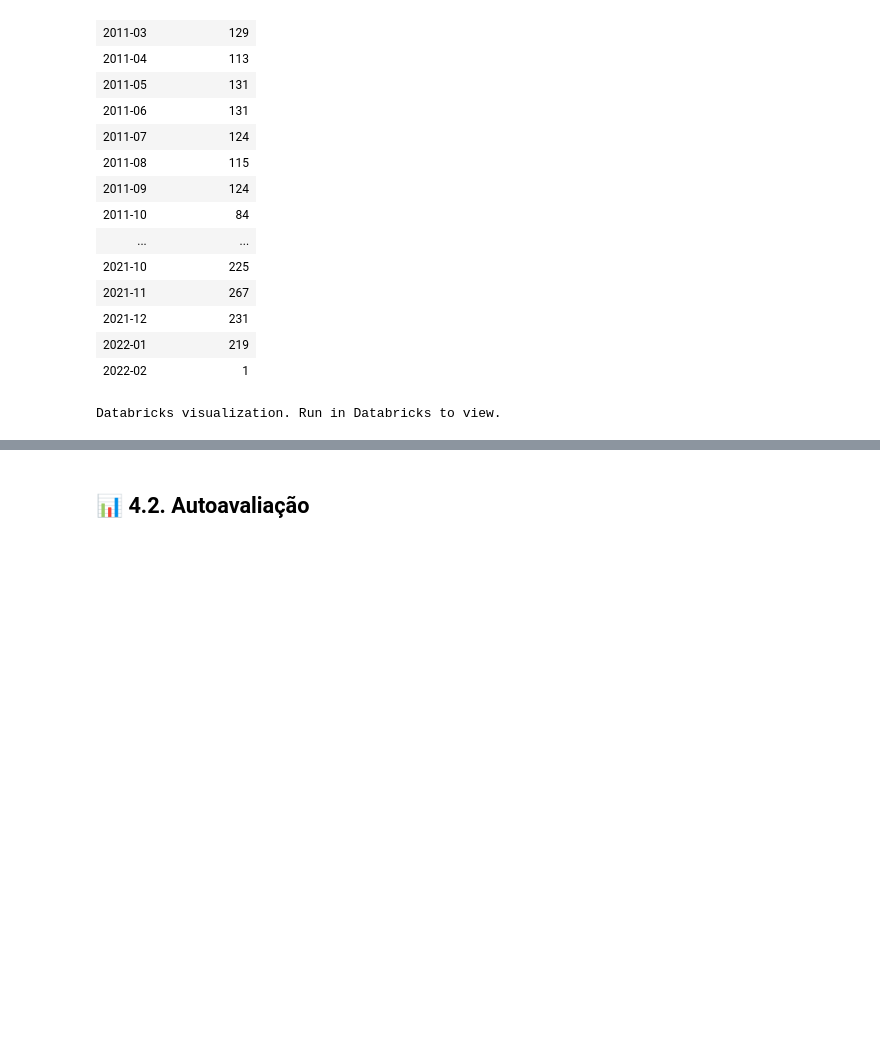
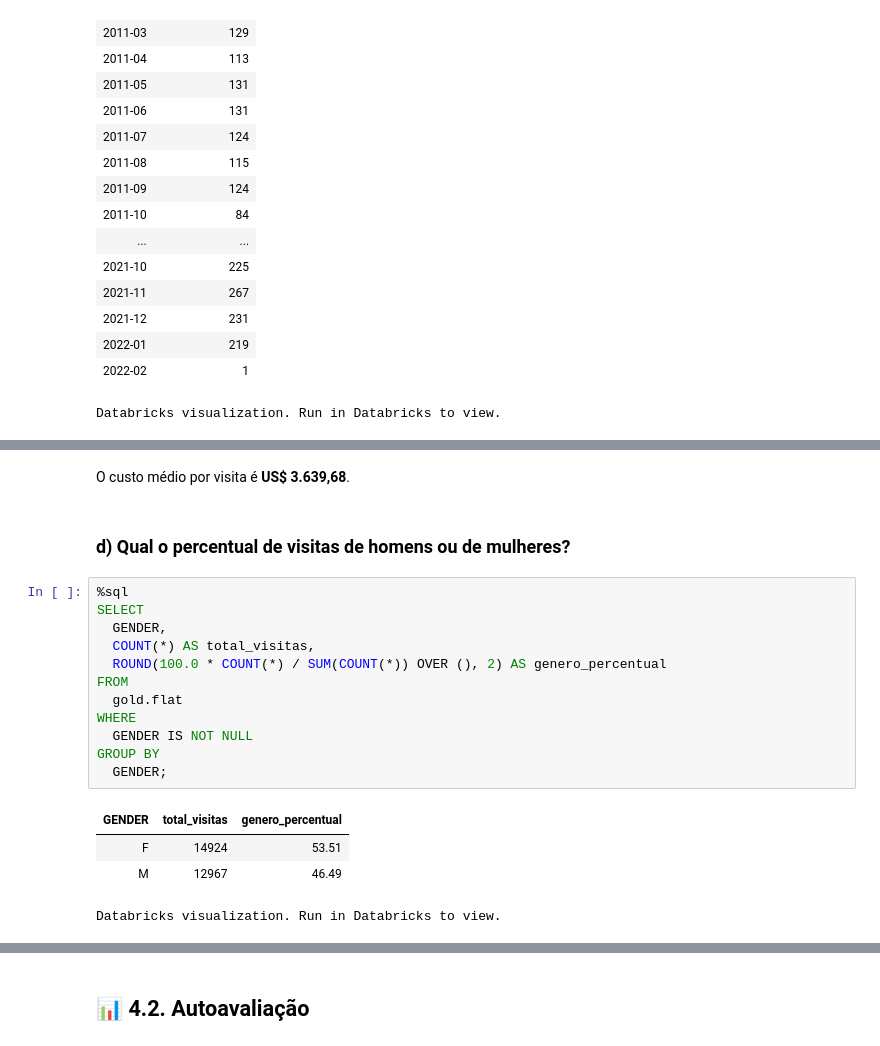
Before and after one commit to cristianofanchin/puc-rio, a Jupyter notebook: engenhariadados/4-Solucao_do_Problema_e_Autoavaliacao.ipynb, the cells around one changed output, grey strips where cells are left out. Saved outputs shown, nothing was run; the diff lists cells and outputs as text; blank space fills up the shorter version.

```diff
--- a/engenhariadados/4-Solucao_do_Problema_e_Autoavaliacao.ipynb
+++ b/engenhariadados/4-Solucao_do_Problema_e_Autoavaliacao.ipynb
@@ -39,0 +105,21 @@ Databricks visualization. Run in Databricks to view.
+# %% [markdown]
+O custo médio por visita é **US$ 3.639,68**.
+# %% [markdown]
+### d) Qual o percentual de visitas de homens ou de mulheres?
+# %%
+%sql
+SELECT
+  GENDER,
+  COUNT(*) AS total_visitas,
+  ROUND(100.0 * COUNT(*) / SUM(COUNT(*)) OVER (), 2) AS genero_percentual
+FROM
+  gold.flat
+WHERE
+  GENDER IS NOT NULL
+GROUP BY
+  GENDER;
+# %% [output]
+| GENDER | total_visitas | genero_percentual |
+| F | 14924 | 53.51 |
+| M | 12967 | 46.49 |
+Databricks visualization. Run in Databricks to view.
```
Also changed, not shown: parts of 28 cells of this notebook.
